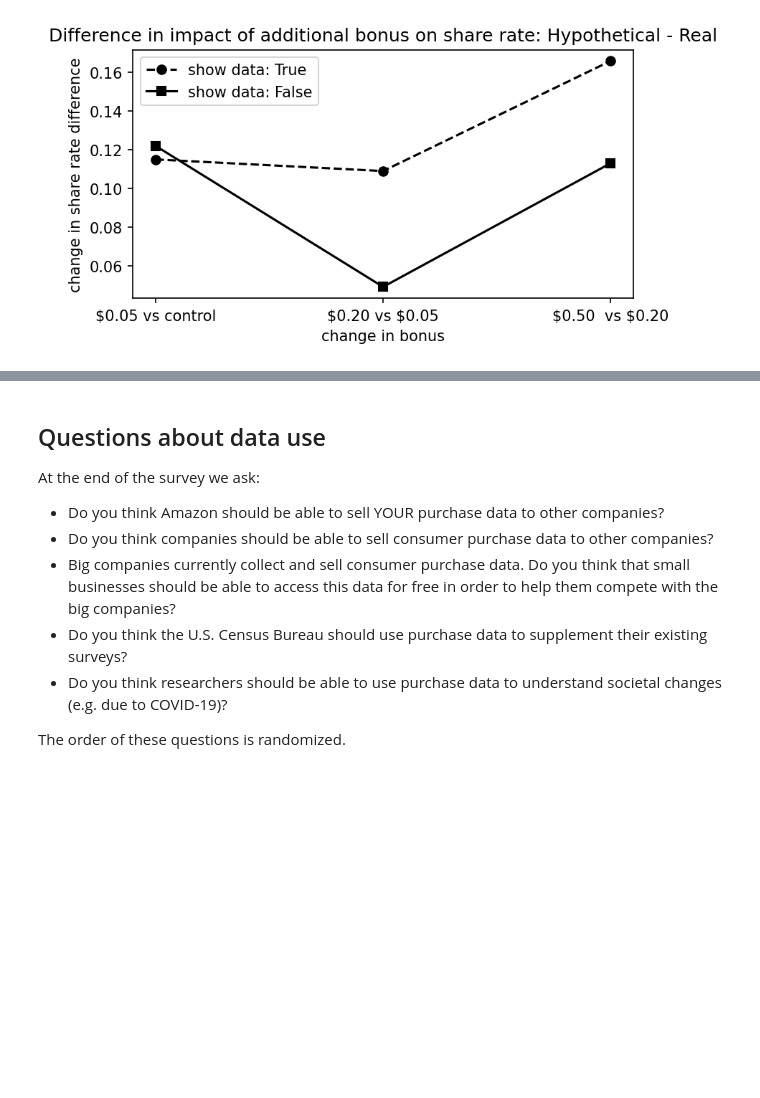
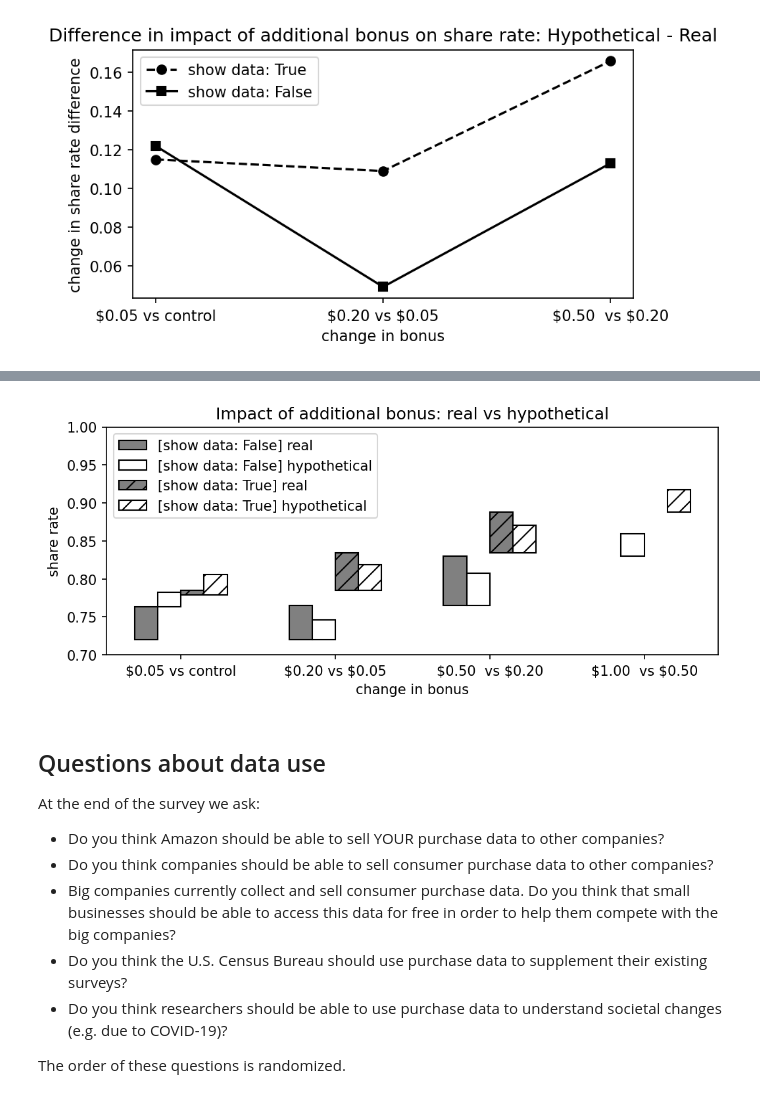
Before and after one commit to aberke/amazon-study, a Jupyter notebook: data-analysis/survey-data.ipynb, the cells around one changed output, grey strips where cells are left out. Drawn from its saved outputs; the diff is of its cells as text; code cells hidden in the pictures; blank space fills up the shorter version.

Commit message:
new method of comparing real vs hypothetical impact of increasing bonuses

```diff
--- a/data-analysis/survey-data.ipynb
+++ b/data-analysis/survey-data.ipynb
@@ -1867,13 +1732,3 @@ for i, edu in enumerate(education_order):
     axes[i].set_title('%s (N=%s)' % (edu, len(demo_df)))
 # %% [output]
 [figure]
-# %%
-# Logistic reggressions to test for differences
-formula = "share ~ C(incentive, Treatment(reference='control')) + showdata"
-for i, edu in enumerate(education_order):
-    print('------- education level: %s -------' % edu)
-    print(formula)
-    demo_df = df[df[Q]==edu]
-    model = smf.logit(formula=formula, data=demo_df).fit()
-    display(model.summary2())
-    #display(get_predictors_table(model))
@@ -3267,0 +3111,10 @@ dtype: float64
+# %%
+# make a separate dataframe for showdata true vs false
+
+real_hypo_impact_showdata1 = make_real_hypo_impact_df(df[df['showdata']==True])
+print('show data: True')
+display(real_hypo_impact_showdata1)
+
+real_hypo_impact_showdata0 = make_real_hypo_impact_df(df[df['showdata']==False])
+print('show data: False')
+display(real_hypo_impact_showdata0)
@@ -3268,3 +3136,41 @@ dtype: float64
+# %%
+# Use a grouped bar chart to show changes in share rate
+width = 0.15 # the width of the bars
+multiplier = 0
+figsize=(8,3)
+fig,ax = plt.subplots(1,1, figsize=figsize, dpi=150)
+xticks = np.arange(4)
+# showdata:false
+ax.bar(xticks + width*multiplier, real_hypo_impact_showdata0.drop(0)['real impact'],
+       bottom=real_hypo_impact_showdata0.shift(1).drop(0)['real share rate'],
+       width=width, color='gray', edgecolor='black', alpha=1,
+       label='[show data: False] real')
+multiplier += 1
+ax.bar(xticks + width*multiplier, real_hypo_impact_showdata0.drop(0)['hypo impact'],
+       bottom=real_hypo_impact_showdata0.shift(1).drop(0)['real share rate'],
+       width=width,
+       color='white', edgecolor='black', alpha=1,
+       label='[show data: False] hypothetical')
+# showdata: true
+multiplier += 1
+ax.bar(xticks + width*multiplier, real_hypo_impact_showdata1.drop(0)['real impact'],
+       bottom=real_hypo_impact_showdata1.shift(1).drop(0)['real share rate'],
+       width=width, color='gray', edgecolor='black', alpha=1,  hatch='//',
+       label='[show data: True] real')
+multiplier += 1
+ax.bar(xticks + width*multiplier, real_hypo_impact_showdata1.drop(0)['hypo impact'],
+       bottom=real_hypo_impact_showdata1.shift(1).drop(0)['real share rate'],
+       width=width,
+       color='white', edgecolor='black', alpha=1, hatch='//',
+       label='[show data: True] hypothetical')
+ax.legend()
+ax.set_ylim([0.7, 1])
+ax.set_xticks(xticks+1.5*width, x)
+ax.set_xlabel('change in bonus')
+ax.set_ylabel('share rate')
+_ = ax.set_title('Impact of additional bonus: real vs hypothetical')
+# %% [output]
+[figure, added]
 # %% [markdown]
 ## Questions about data use
 At the end of the survey we ask:
```
Also changed, not shown: parts of 33 cells of this notebook.
